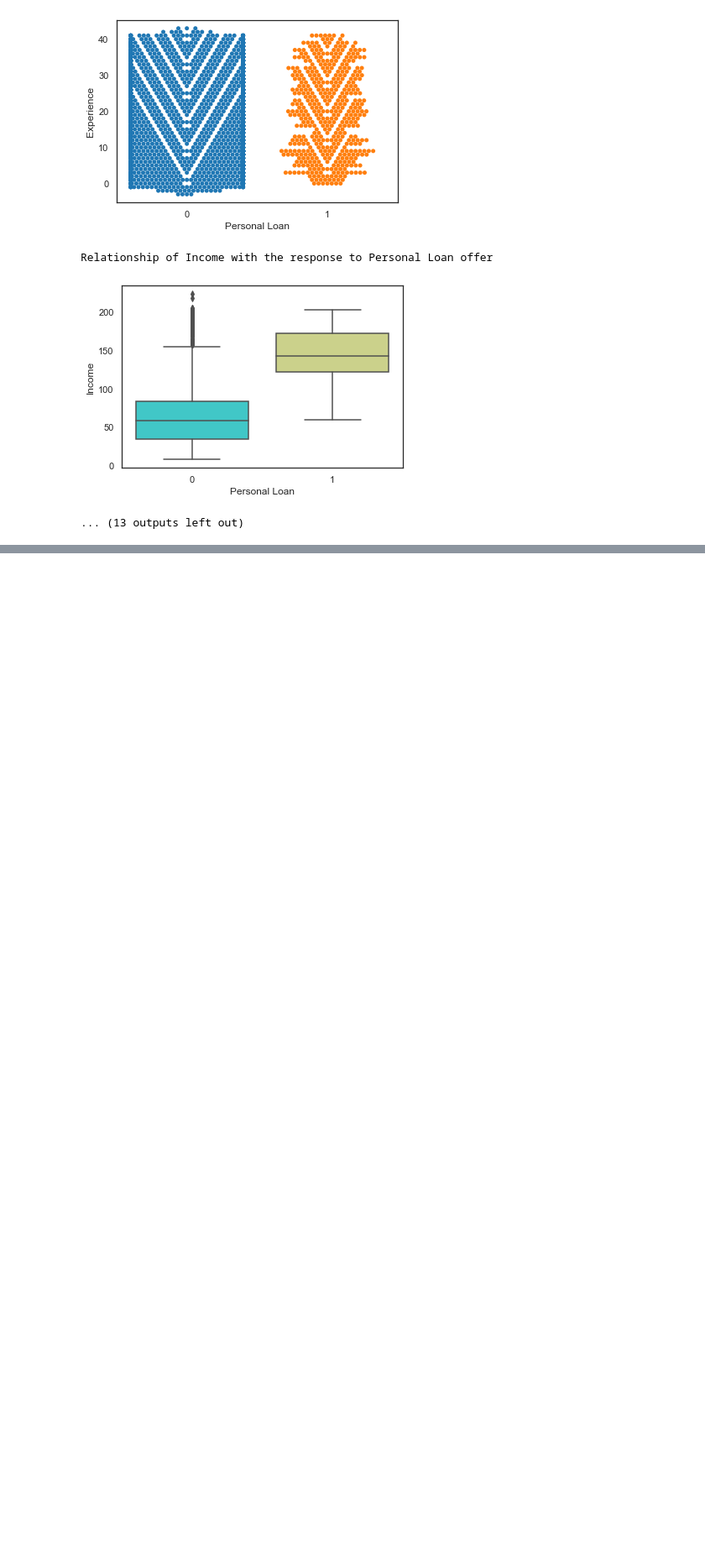
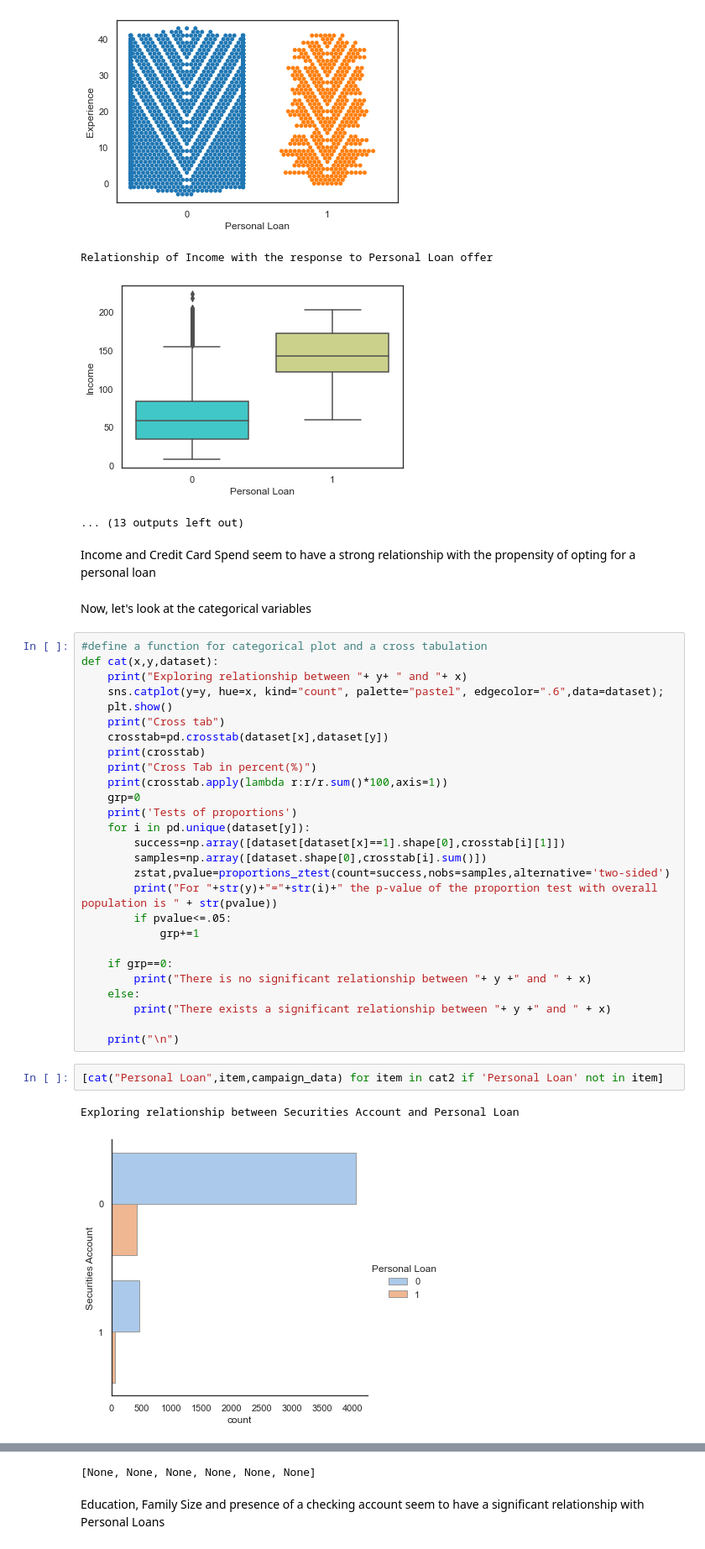
Before and after one commit to abhinav-kimothi/X-sell-Loans, a Jupyter notebook: Data_Exploration.ipynb, the cells around one changed output, grey strips where cells are left out. Shown at 84% size. Saved outputs shown, nothing was run; the diff lists cells and outputs as text; blank space fills up the shorter version.

```diff
--- a/Data_Exploration.ipynb
+++ b/Data_Exploration.ipynb
@@ -397,3 +398,39 @@ Relationship of Experience with the response to Personal Loan offer
 Relationship of Income with the response to Personal Loan offer
 [figure]
 ... (13 outputs left out)
+# %% [markdown]
+Income and Credit Card Spend seem to have a strong relationship with the propensity of opting for a personal loan
+# %% [markdown]
+Now, let's look at the categorical variables
+# %%
+#define a function for categorical plot and a cross tabulation
+def cat(x,y,dataset):
+    print("Exploring relationship between "+ y+ " and "+ x)
+    sns.catplot(y=y, hue=x, kind="count", palette="pastel", edgecolor=".6",data=dataset);
+    plt.show()
+    print("Cross tab")
+    crosstab=pd.crosstab(dataset[x],dataset[y])
+    print(crosstab)
+    print("Cross Tab in percent(%)")
+    print(crosstab.apply(lambda r:r/r.sum()*100,axis=1))
+    grp=0
+    print('Tests of proportions')
+    for i in pd.unique(dataset[y]):
+        success=np.array([dataset[dataset[x]==1].shape[0],crosstab[i][1]])
+        samples=np.array([dataset.shape[0],crosstab[i].sum()])
+        zstat,pvalue=proportions_ztest(count=success,nobs=samples,alternative='two-sided')
+        print("For "+str(y)+"="+str(i)+" the p-value of the proportion test with overall population is " + str(pvalue))
+        if pvalue<=.05:
+            grp+=1
+
+    if grp==0:
+        print("There is no significant relationship between "+ y +" and " + x)
+    else:
+        print("There exists a significant relationship between "+ y +" and " + x)
+
+    print("\n")
+# %%
+[cat("Personal Loan",item,campaign_data) for item in cat2 if 'Personal Loan' not in item]
+# %% [output]
+Exploring relationship between Securities Account and Personal Loan
+[figure, added]
@@ -399,0 +544,3 @@ Relationship of Income with the response to Personal Loan offer
+[None, None, None, None, None, None]
+# %% [markdown]
+Education, Family Size and presence of a checking account seem to have a significant relationship with Personal Loans
```
Also changed, not shown: parts of 21 cells of this notebook.
